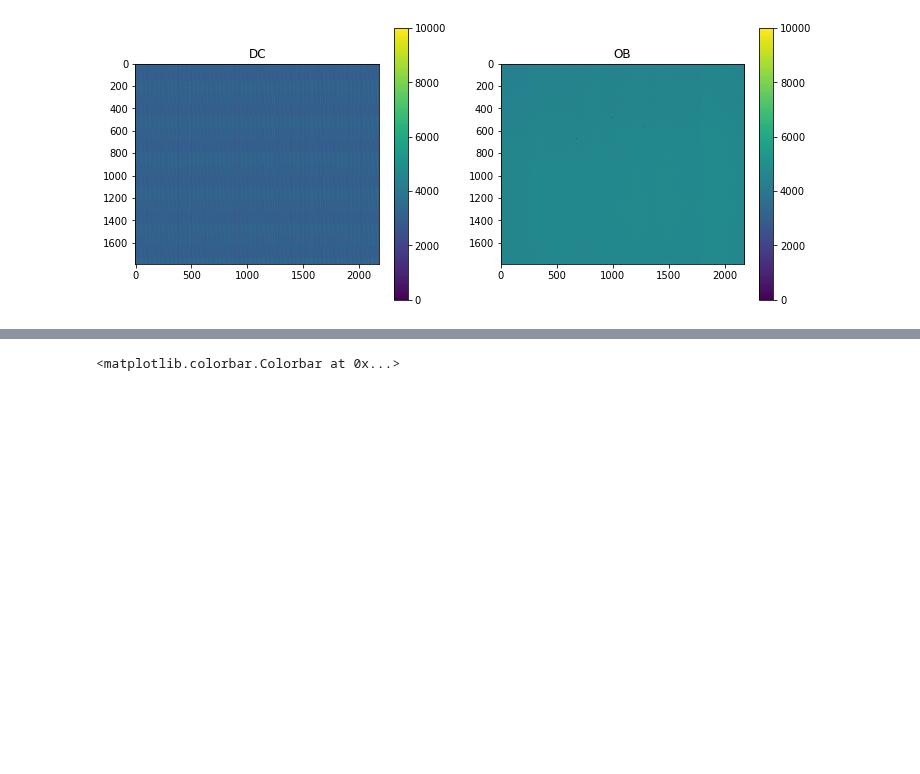
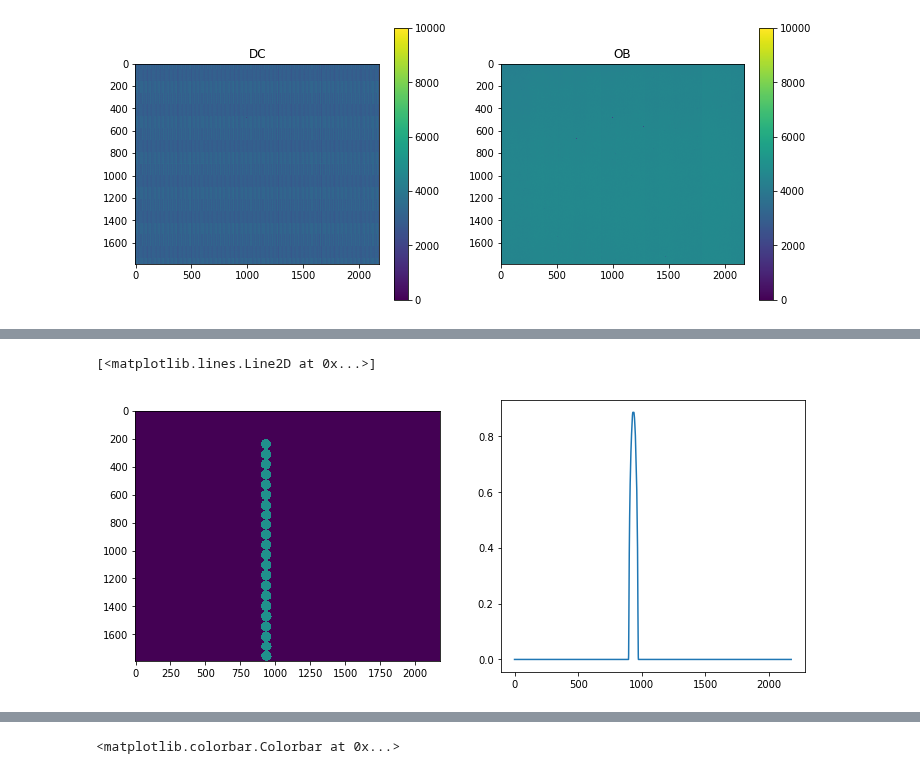
Before and after one commit to neutronimaging/scripts, a Jupyter notebook: python/notebooks/CBCTCalibration.ipynb, the cells around one changed output, grey strips where cells are left out. Saved outputs shown, nothing was run; the diff lists cells and outputs as text; code cells hidden in the pictures; blank space fills up the shorter version.

```diff
--- a/python/notebooks/CBCTCalibration.ipynb
+++ b/python/notebooks/CBCTCalibration.ipynb
@@ -75,0 +109,18 @@ plt.plot(lcal[:,:,1].mean(axis=0))
+# %%
+def thresholdBBs(img,k) :
+    s=bcal.std()
+    m=bcal.mean()
+
+    return (m+k*s)< img
+# %%
+tcal=thresholdBBs(bcal,1.96)
+# %%
+idx=10
+plt.figure(figsize=[12,5])
+plt.subplot(1,2,1)
+plt.imshow(tcal[:,:,idx],vmin=0,vmax=2)
+plt.subplot(1,2,2)
+plt.plot(tcal[:,:,idx].mean(axis=0))
+# %% [output]
+[<matplotlib.lines.Line2D at 0x...>]
+[figure, added]
```
Also changed, not shown: parts of 29 cells of this notebook.
